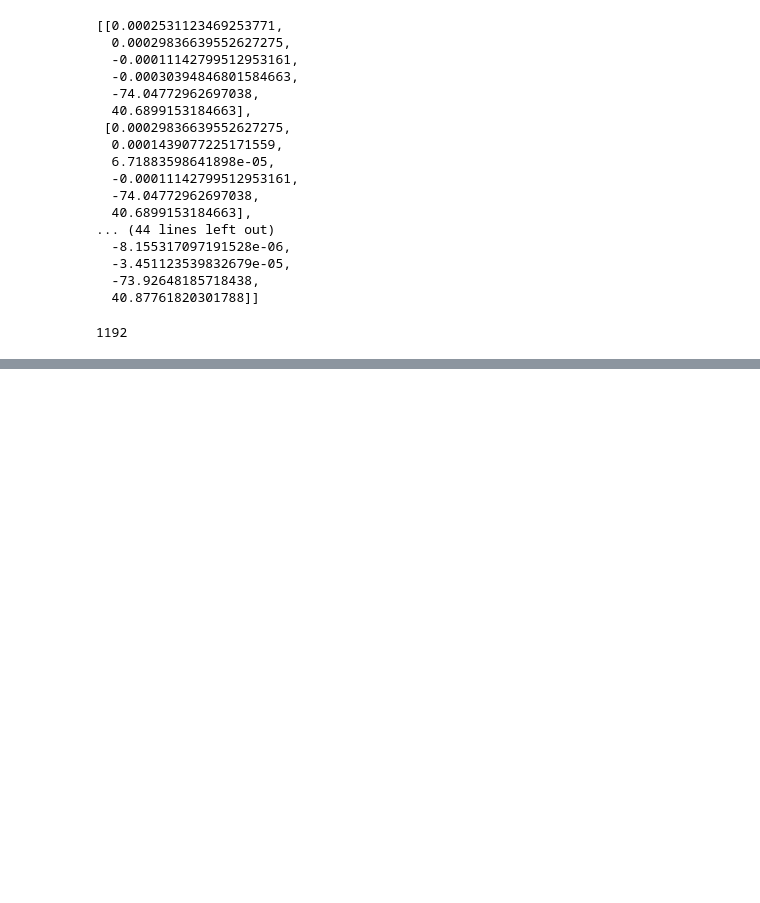
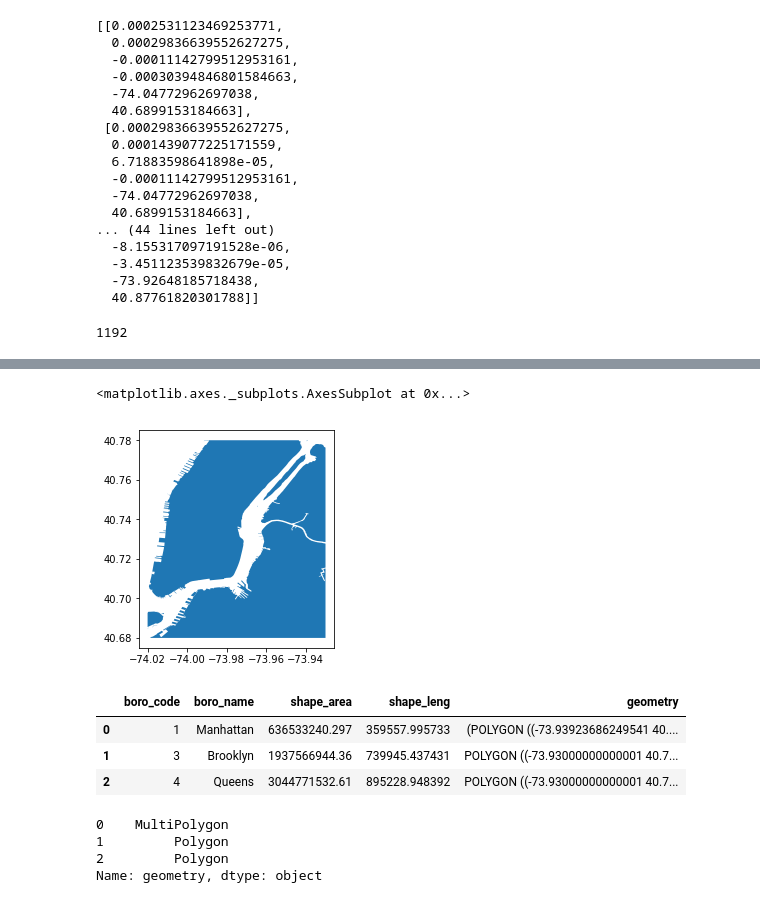
Before and after one commit to pmandiola/nycpulsewall, a Jupyter notebook: Testing Tweepy.ipynb, the cells around one changed output, grey strips where cells are left out. Cells and saved outputs as stored; diff of their text form; code cells hidden in the pictures; blank space fills up the shorter version.

Commit message:
mapbox + only lower manhattan

```diff
--- a/Testing Tweepy.ipynb
+++ b/Testing Tweepy.ipynb
@@ -427,0 +447,30 @@ yes
+# %%
+bbox_polygon = Polygon([(-74.02, 40.68),
+                        (-74.02, 40.78),
+                        (-73.93, 40.78),
+                        (-73.93, 40.68)
+                       ])
+
+bbox_gdf = gpd.GeoDataFrame(gpd.GeoSeries(bbox_polygon), columns=['geometry'])
+bbox_gdf.crs={'init': 'epsg:4326'}
+
+intersections = gpd.overlay(bbox_gdf, gdf, how='intersection')
+# %%
+intersections.plot()
+# %% [output]
+<matplotlib.axes._subplots.AxesSubplot at 0x...>
+[figure, added]
+# %%
+intersections.head()
+# %% [output]
+|  | boro_code | boro_name | shape_area | shape_leng | geometry |
+| 0 | 1 | Manhattan | 636533240.297 | 359557.995733 | (POLYGON ((-73.93923686249541 40.... |
+| 1 | 3 | Brooklyn | 1937566944.36 | 739945.437431 | POLYGON ((-73.93000000000001 40.7... |
+| 2 | 4 | Queens | 3044771532.61 | 895228.948392 | POLYGON ((-73.93000000000001 40.7... |
+# %%
+intersections.geometry.apply(lambda x: x.type)
+# %% [output]
+0    MultiPolygon
+1         Polygon
+2         Polygon
+Name: geometry, dtype: object
```
Also changed, not shown: parts of 17 cells of this notebook, 6 other files.
